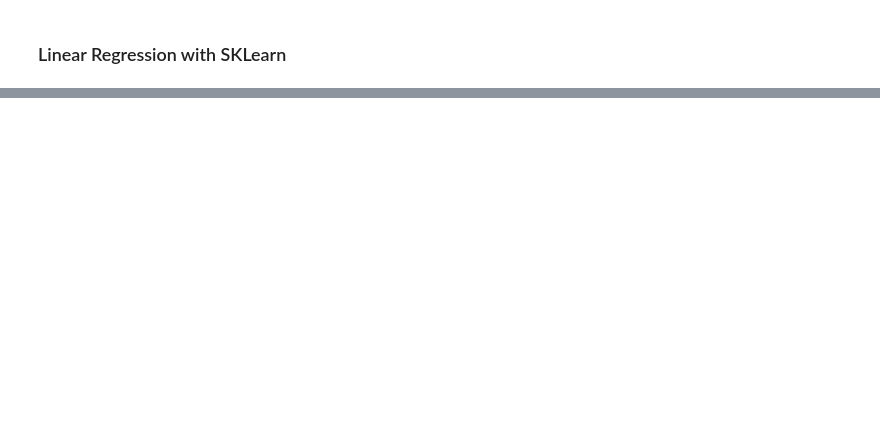
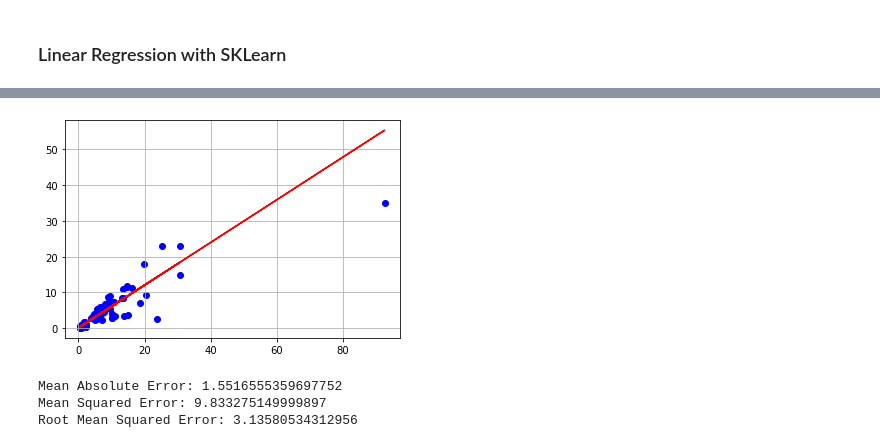
Before and after one commit to eltarr-kawther/New-Car, a Jupyter notebook: new_car.ipynb, the cells around one changed output, grey strips where cells are left out. Saved outputs shown, nothing was run; the diff lists cells and outputs as text; code cells hidden in the pictures; blank space fills up the shorter version.

```diff
--- a/new_car.ipynb
+++ b/new_car.ipynb
@@ -179,0 +212,9 @@ y = np.array(df_cars['Selling_Price']).reshape(-1, 1)
+# %%
+# Données de test prédites par le modèle
+y_pred = regr.predict(X_test)
+plt.scatter(X_test, y_test, color ='b')
+plt.plot(X_test, y_pred, color ='r')
+plt.grid()
+plt.show()
+# %% [output]
+[figure, added]
@@ -179,0 +223,8 @@ y = np.array(df_cars['Selling_Price']).reshape(-1, 1)
+# %%
+print('Mean Absolute Error:', metrics.mean_absolute_error(y_test, y_pred))
+print('Mean Squared Error:', metrics.mean_squared_error(y_test, y_pred))
+print('Root Mean Squared Error:', np.sqrt(metrics.mean_squared_error(y_test, y_pred)))
+# %% [output]
+Mean Absolute Error: 1.5516555359697752
+Mean Squared Error: 9.833275149999897
+Root Mean Squared Error: 3.13580534312956
```
Also changed, not shown: parts of 27 cells of this notebook.
